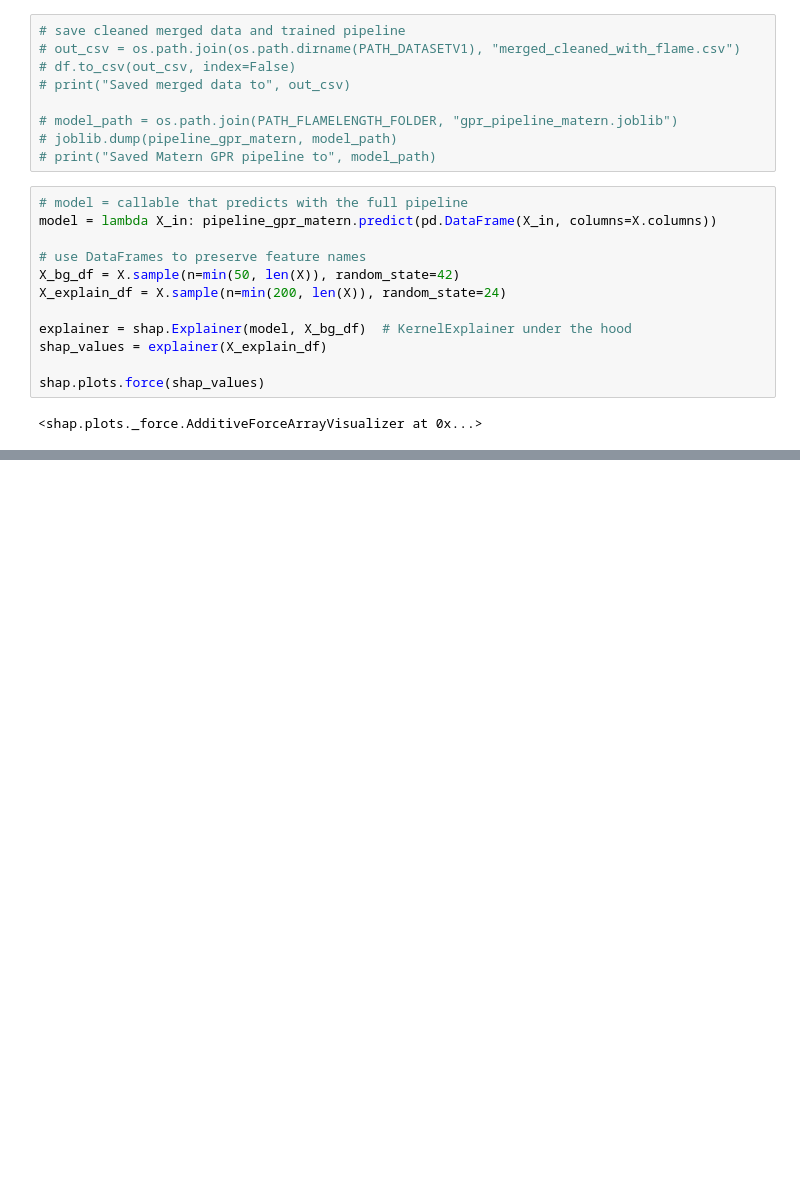
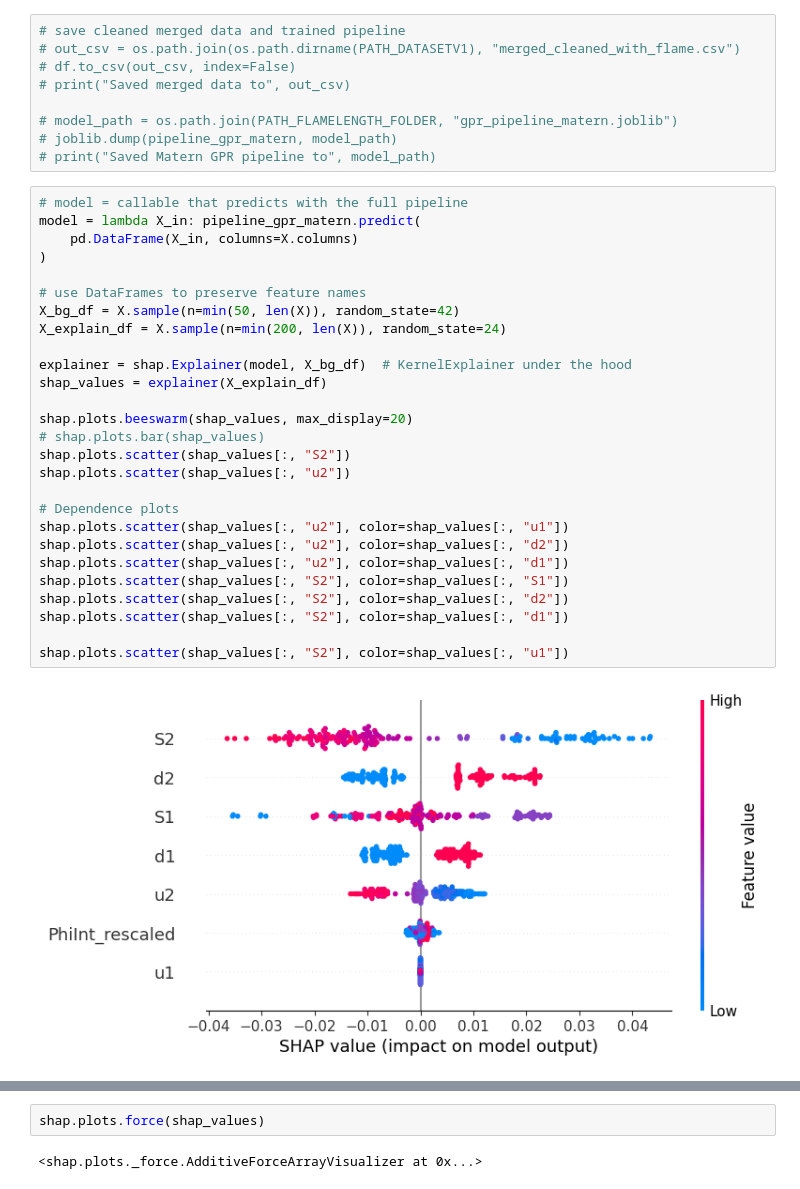
Before and after one commit to chonghuifeng/rozanoff_2025, a Jupyter notebook: flame_length_pred/flame_length_gpr.ipynb, the cells around one changed output, grey strips where cells are left out. Saved outputs shown, nothing was run; the diff lists cells and outputs as text; blank space fills up the shorter version.

```diff
--- a/flame_length_pred/flame_length_gpr.ipynb
+++ b/flame_length_pred/flame_length_gpr.ipynb
@@ -585,15 +735,30 @@ Log-marginal-likelihood: 2.4928377586747317
 # print("Saved Matern GPR pipeline to", model_path)
 # %%
 # model = callable that predicts with the full pipeline
-model = lambda X_in: pipeline_gpr_matern.predict(pd.DataFrame(X_in, columns=X.columns))
+model = lambda X_in: pipeline_gpr_matern.predict(
+    pd.DataFrame(X_in, columns=X.columns)
+)
 
 # use DataFrames to preserve feature names
 X_bg_df = X.sample(n=min(50, len(X)), random_state=42)
 X_explain_df = X.sample(n=min(200, len(X)), random_state=24)
 
 explainer = shap.Explainer(model, X_bg_df)  # KernelExplainer under the hood
 shap_values = explainer(X_explain_df)
 
-shap.plots.force(shap_values)
+shap.plots.beeswarm(shap_values, max_display=20)
+# shap.plots.bar(shap_values)
+shap.plots.scatter(shap_values[:, "S2"])
+shap.plots.scatter(shap_values[:, "u2"])
+
+# Dependence plots
+shap.plots.scatter(shap_values[:, "u2"], color=shap_values[:, "u1"])
+shap.plots.scatter(shap_values[:, "u2"], color=shap_values[:, "d2"])
+shap.plots.scatter(shap_values[:, "u2"], color=shap_values[:, "d1"])
+shap.plots.scatter(shap_values[:, "S2"], color=shap_values[:, "S1"])
+shap.plots.scatter(shap_values[:, "S2"], color=shap_values[:, "d2"])
+shap.plots.scatter(shap_values[:, "S2"], color=shap_values[:, "d1"])
+
+shap.plots.scatter(shap_values[:, "S2"], color=shap_values[:, "u1"])
 # %% [output]
-<shap.plots._force.AdditiveForceArrayVisualizer at 0x...>
+[figure, added]
@@ -599,0 +774,4 @@ shap.plots.force(shap_values)
+# %%
+shap.plots.force(shap_values)
+# %% [output]
+<shap.plots._force.AdditiveForceArrayVisualizer at 0x...>
```
Also changed, not shown: parts of 10 cells of this notebook, 2 other files.
